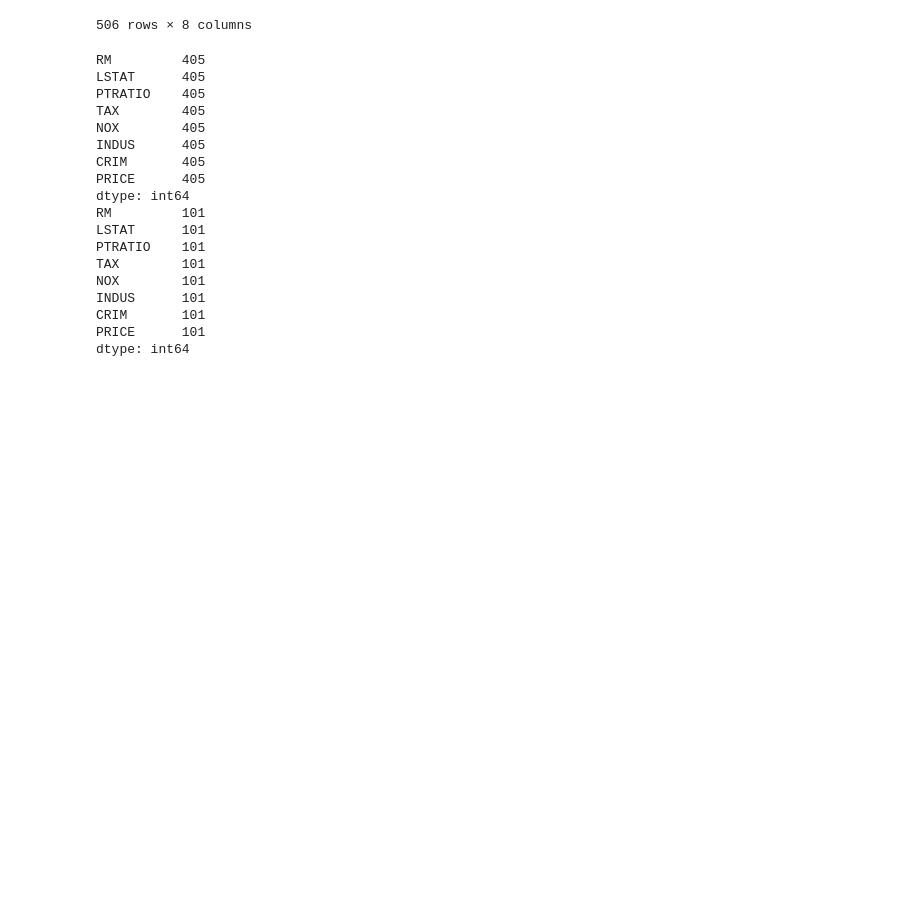
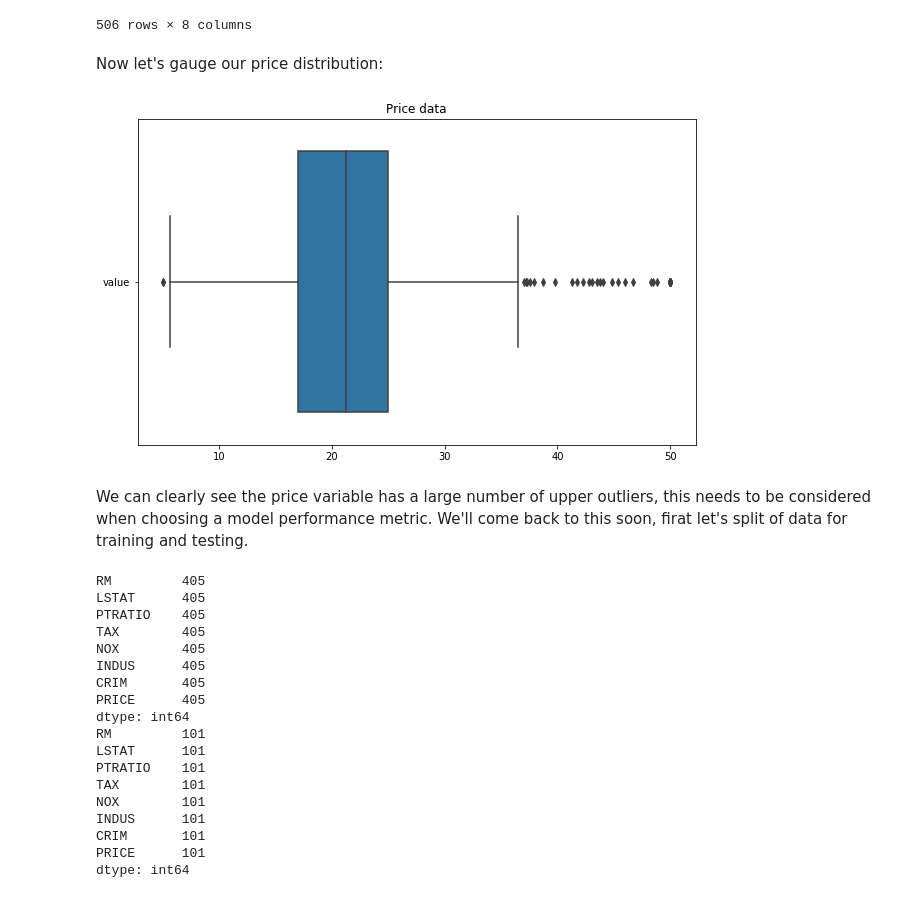
Before and after one commit to Datagatherer2357/Machine-Learning-and-Statistics-2019-Assessment, a Jupyter notebook: Machine-Learning-and-Statistics-2019-Assessment.ipynb, the cells around one changed output. Cells and saved outputs as stored; diff of their text form; code cells hidden in the pictures; blank space fills up the shorter version.

```diff
--- a/Machine-Learning-and-Statistics-2019-Assessment.ipynb
+++ b/Machine-Learning-and-Statistics-2019-Assessment.ipynb
@@ -1196,6 +1196,16 @@ bostonSelect
 | 504 | 7.0 | 6.48 | 21.0 | 273.0 | 0.573 | 11.93 | 0.10959 | 22.0 |
 | 505 | 6.0 | 7.88 | 21.0 | 273.0 | 0.573 | 11.93 | 0.04741 | 11.9 |
 506 rows × 8 columns
+# %% [markdown]
+Now let's gauge our price distribution:
+# %%
+plt.figure(figsize=(10,6))
+sns.boxplot(data=pd.melt(boston[['PRICE']]),orient="h").set_title("Price data")
+plt.show()
+# %% [output]
+[figure, added]
+# %% [markdown]
+We can clearly see the price variable has a large number of upper outliers, this needs to be considered when choosing a model performance metric. We'll come back to this soon, firat let's split of data for training and testing.
 # %%
 # Split the data into train and test
 # So we can use the test set to evaluate our model
```
Also changed, not shown: parts of 15 cells of this notebook.
